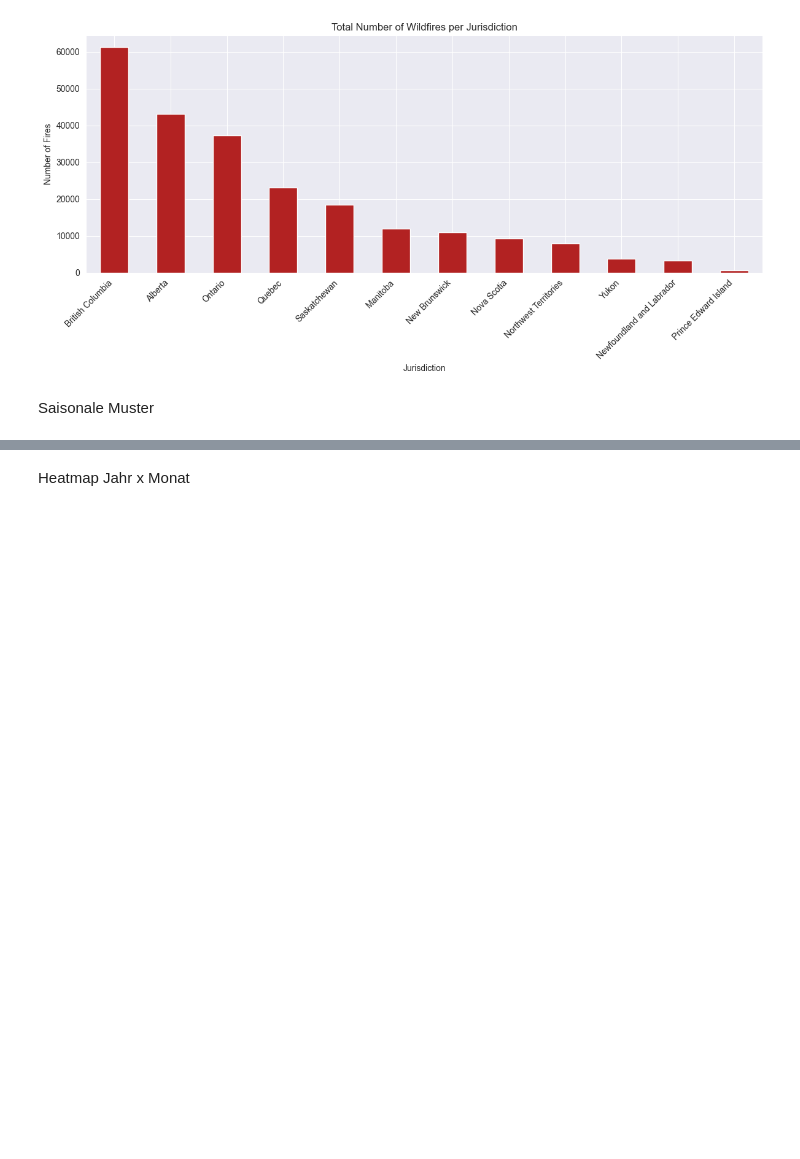
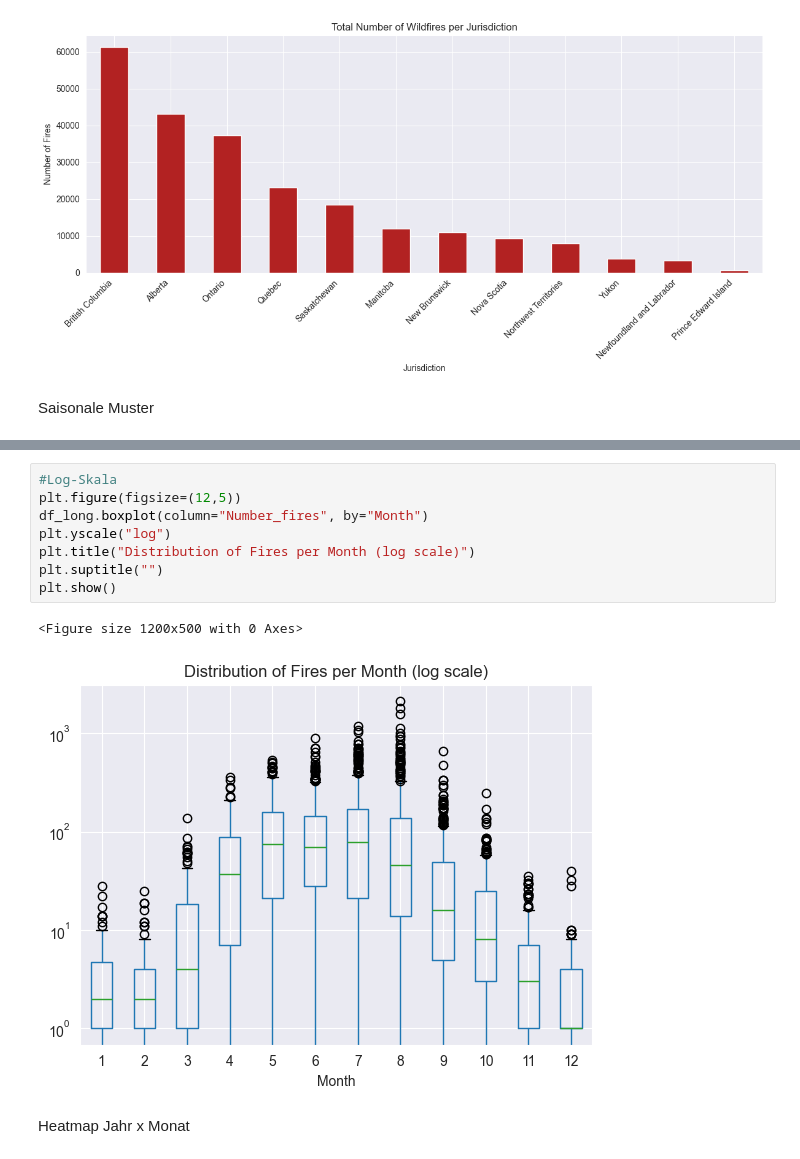
Before and after one commit to yajoka/firewatch, a Jupyter notebook: notebook/firewatch.ipynb, the cells around one changed output, grey strips where cells are left out. Drawn from its saved outputs; the diff is of its cells as text; blank space fills up the shorter version.

```diff
--- a/notebook/firewatch.ipynb
+++ b/notebook/firewatch.ipynb
@@ -152,3 +157,14 @@ plt.show()
+# %%
+#Log-Skala
+plt.figure(figsize=(12,5))
+df_long.boxplot(column="Number_fires", by="Month")
+plt.yscale("log")
+plt.title("Distribution of Fires per Month (log scale)")
+plt.suptitle("")
+plt.show()
+# %% [output]
+<Figure size 1200x500 with 0 Axes>
+[figure, added]
 # %% [markdown]
 Heatmap Jahr x Monat
 # %%
```
Also changed, not shown: parts of 35 cells of this notebook, 1 other file.
